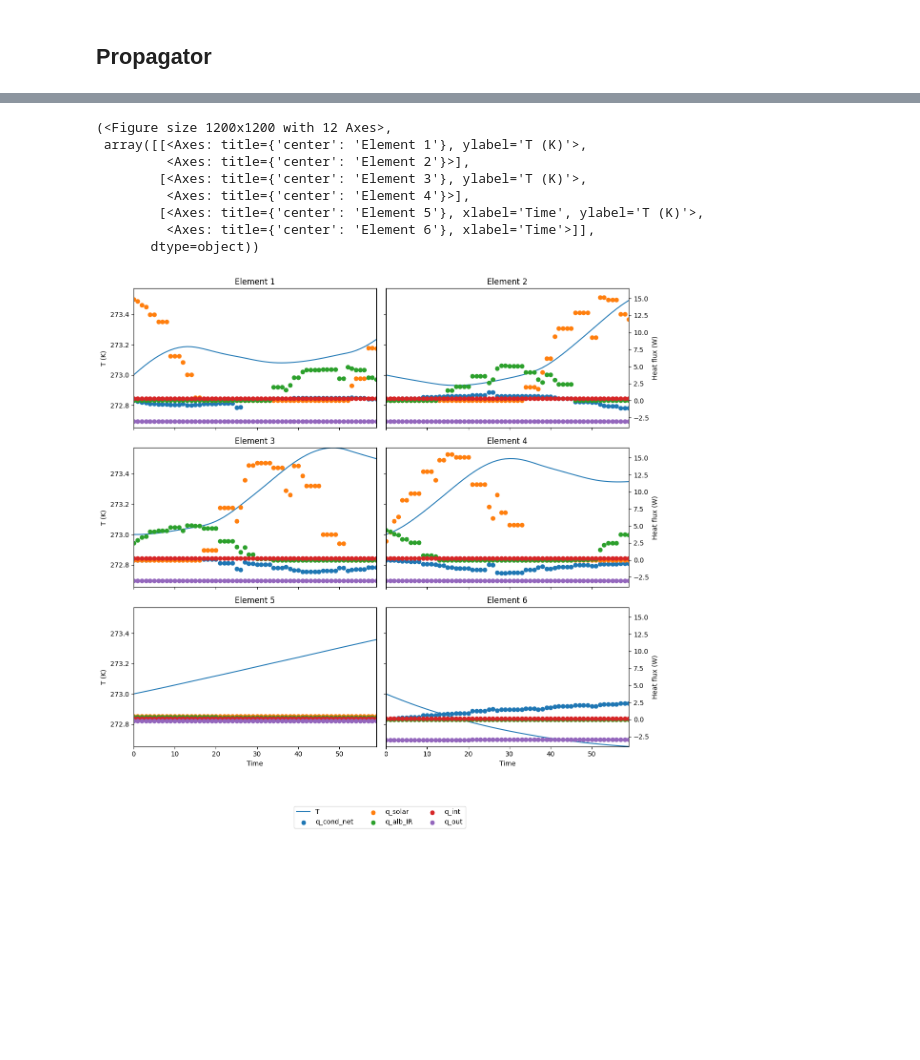
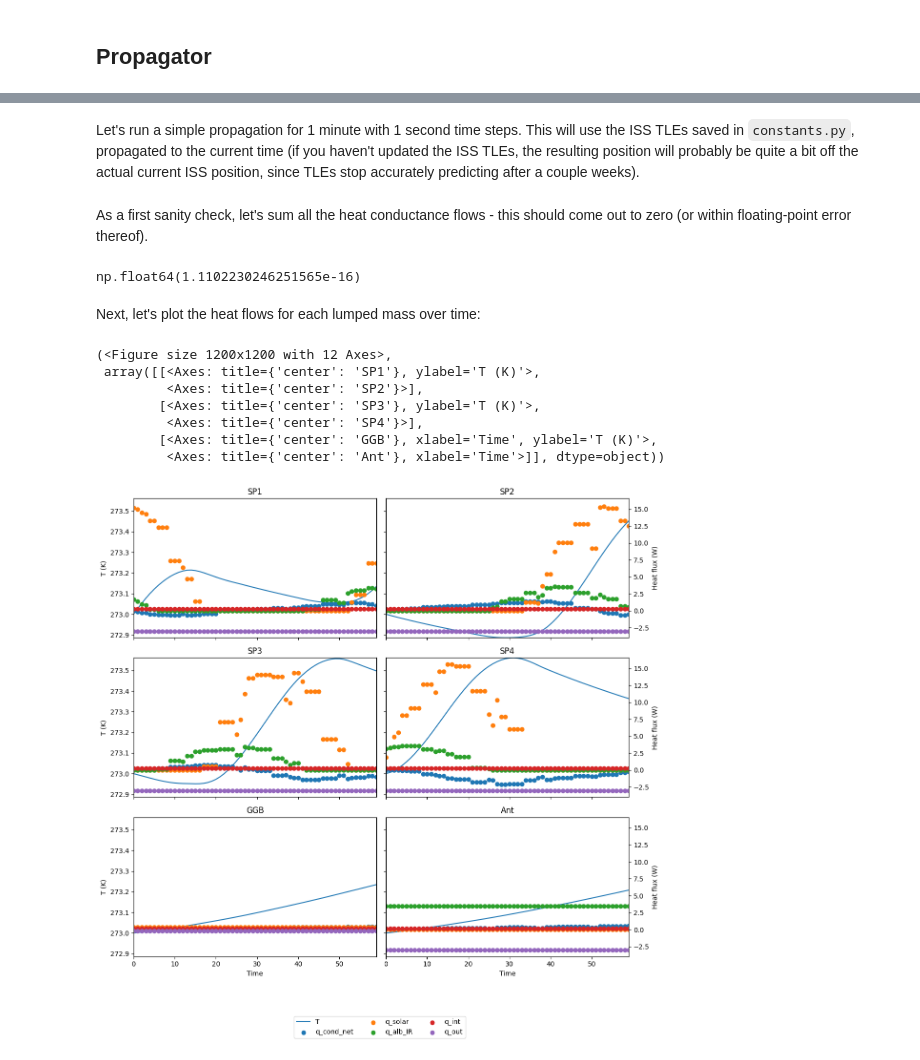
Before and after one commit to YUAA-CubeSat/YUAA_CubeSat_TFEM, a Jupyter notebook: main_sim.ipynb, the cells around one changed output, grey strips where cells are left out. Cells and saved outputs as stored; diff of their text form; code cells hidden in the pictures; blank space fills up the shorter version.

```diff
--- a/main_sim.ipynb
+++ b/main_sim.ipynb
@@ -73,6 +73,7 @@ def init_blast_model(
     elts.append(ConnectedLumpedMass( # antenna square face
         body_normal = np.array([0,0,1]),
         m= (CUBESAT_MASS-CUBESAT_TIP_MASS)/10,
+        c=AL_6061_SPEC_HEAT_CAP,
         A_rad= 10*u.cm*10*u.cm,
         a= FR4_ABSORPTANCE,
         e= FR4_EMISSIVITY,
@@ -199,17 +198,29 @@ ValueError: Cannot operate with Quantity and Quantity of different registries.
+# %% [markdown]
+Let's run a simple propagation for 1 minute with 1 second time steps. This will use the ISS TLEs saved in `constants.py`, propagated to the current time (if you haven't updated the ISS TLEs, the resulting position will probably be quite a bit off the actual current ISS position, since TLEs stop accurately predicting after a couple weeks).
 # %%
 sol = propagate_thermal_fem(
     elts, body, orbit,
-    pd.Timestamp.now(), pd.Timedelta(minutes=1), pd.Timedelta(seconds=1)
+    pd.Timestamp.now(tz='UTC'), pd.Timedelta(minutes=1), pd.Timedelta(seconds=1)
 )
+# %% [markdown]
+As a first sanity check, let's sum all the heat conductance flows - this should come out to zero (or within floating-point error thereof).
+# %%
+q_cond_net_tot = pd.Series(data=0, index=elts[0].get_history(sol.t).index)
+for elt in elts:
+    q_cond_net_tot += elt.get_history(sol.t).q_cond_net
+q_cond_net_tot.abs().max()
+# %% [output]
+np.float64(1.1102230246251565e-16)
+# %% [markdown]
+Next, let's plot the heat flows for each lumped mass over time:
 # %%
-plotting.plot_elts_T_q_flows(sol.t, sol.y[12:, :], elts)
+plotting.plot_elts_T_q_flows(sol.t, sol.y[12:, :], elts, elt_names=elt_names)
 # %% [output]
 (<Figure size 1200x1200 with 12 Axes>,
- array([[<Axes: title={'center': 'Element 1'}, ylabel='T (K)'>,
-         <Axes: title={'center': 'Element 2'}>],
-        [<Axes: title={'center': 'Element 3'}, ylabel='T (K)'>,
-         <Axes: title={'center': 'Element 4'}>],
-        [<Axes: title={'center': 'Element 5'}, xlabel='Time', ylabel='T (K)'>,
-         <Axes: title={'center': 'Element 6'}, xlabel='Time'>]],
-       dtype=object))
+ array([[<Axes: title={'center': 'SP1'}, ylabel='T (K)'>,
+         <Axes: title={'center': 'SP2'}>],
+        [<Axes: title={'center': 'SP3'}, ylabel='T (K)'>,
+         <Axes: title={'center': 'SP4'}>],
+        [<Axes: title={'center': 'GGB'}, xlabel='Time', ylabel='T (K)'>,
+         <Axes: title={'center': 'Ant'}, xlabel='Time'>]], dtype=object))
-[figure, old version]
+[figure, new version]
```
Also changed, not shown: parts of 11 cells of this notebook, 4 other files.
